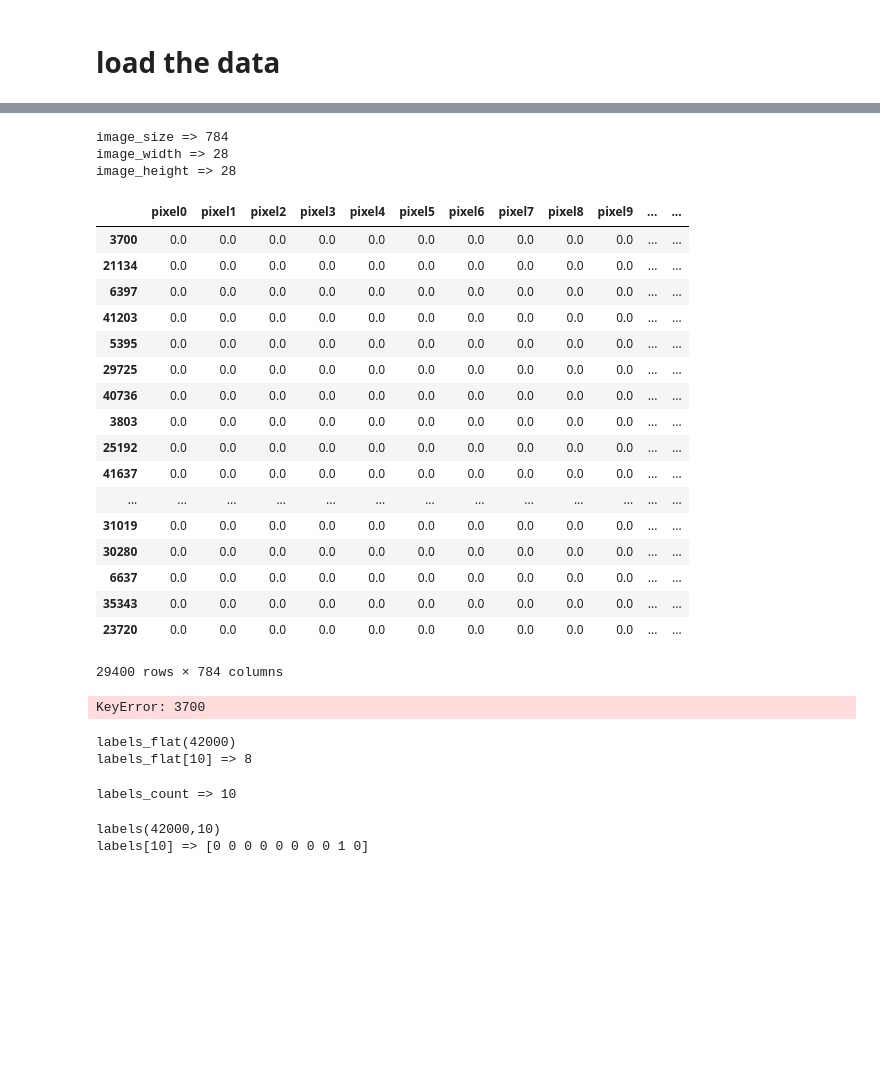
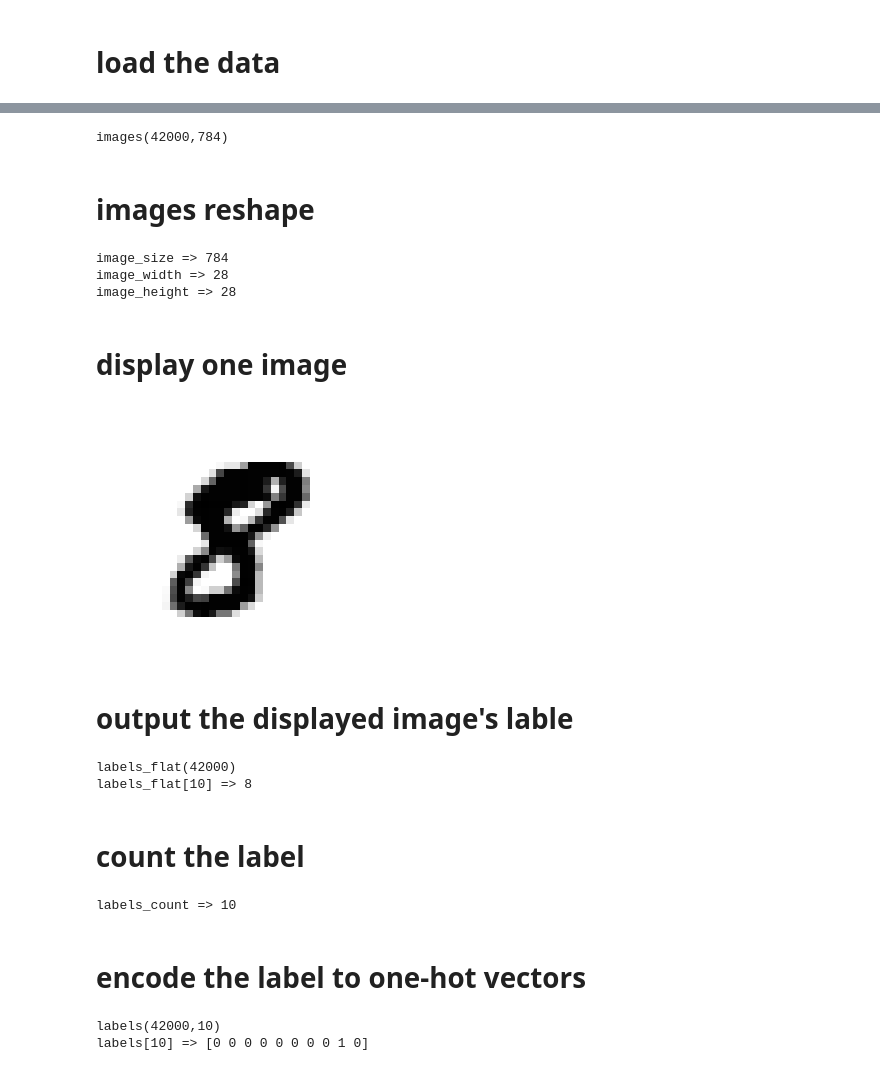
Before and after one commit to yangjing4/7390-final-project, a Jupyter notebook: DNN.ipynb, the cells around one changed output, grey strips where cells are left out. Saved outputs shown, nothing was run; the diff lists cells and outputs as text; code cells hidden in the pictures; blank space fills up the shorter version.

```diff
--- a/DNN.ipynb
+++ b/DNN.ipynb
@@ -22,8 +27,8 @@ IMAGE_TO_DISPLAY = 10
 <h1>load the data</h1>
 # %%
 # read training data from CSV file
-#load the data
-train = pd.read_csv("dataset/train.csv")
-test = pd.read_csv("dataset/test.csv")
-print(train.shape)
+data = pd.read_csv('dataset/train.csv')
+
+print('data({0[0]},{0[1]})'.format(data.shape))
+print (data.head())
 # %% [output]
@@ -66,3 +54,13 @@ image_height => 28
+# %%
+images = data.iloc[:,1:].values
+images = images.astype(np.float)
+# convert from [0:255] => [0.0:1.0]
+images = np.multiply(images, 1.0 / 255.0)
+print('images({0[0]},{0[1]})'.format(images.shape))
+# %% [output]
+images(42000,784)
+# %% [markdown]
+<h1>images reshape</h1>
 # %%
 image_size = images.shape[1]
 print ('image_size => {0}'.format(image_size))
@@ -75,37 +73,22 @@ print ('image_width => {0}\nimage_height => {1}'.format(image_width,image_height
 image_size => 784
 image_width => 28
 image_height => 28
-# %%
-X_train
-# %% [output]
-|  | pixel0 | pixel1 | pixel2 | pixel3 | pixel4 | pixel5 | pixel6 | pixel7 | pixel8 | pixel9 | ... | ... |
-| 3700 | 0.0 | 0.0 | 0.0 | 0.0 | 0.0 | 0.0 | 0.0 | 0.0 | 0.0 | 0.0 | ... | ... |
-| 21134 | 0.0 | 0.0 | 0.0 | 0.0 | 0.0 | 0.0 | 0.0 | 0.0 | 0.0 | 0.0 | ... | ... |
-| 6397 | 0.0 | 0.0 | 0.0 | 0.0 | 0.0 | 0.0 | 0.0 | 0.0 | 0.0 | 0.0 | ... | ... |
-| 41203 | 0.0 | 0.0 | 0.0 | 0.0 | 0.0 | 0.0 | 0.0 | 0.0 | 0.0 | 0.0 | ... | ... |
-| 5395 | 0.0 | 0.0 | 0.0 | 0.0 | 0.0 | 0.0 | 0.0 | 0.0 | 0.0 | 0.0 | ... | ... |
-| 29725 | 0.0 | 0.0 | 0.0 | 0.0 | 0.0 | 0.0 | 0.0 | 0.0 | 0.0 | 0.0 | ... | ... |
-| 40736 | 0.0 | 0.0 | 0.0 | 0.0 | 0.0 | 0.0 | 0.0 | 0.0 | 0.0 | 0.0 | ... | ... |
-| 3803 | 0.0 | 0.0 | 0.0 | 0.0 | 0.0 | 0.0 | 0.0 | 0.0 | 0.0 | 0.0 | ... | ... |
-| 25192 | 0.0 | 0.0 | 0.0 | 0.0 | 0.0 | 0.0 | 0.0 | 0.0 | 0.0 | 0.0 | ... | ... |
-| 41637 | 0.0 | 0.0 | 0.0 | 0.0 | 0.0 | 0.0 | 0.0 | 0.0 | 0.0 | 0.0 | ... | ... |
-| ... | ... | ... | ... | ... | ... | ... | ... | ... | ... | ... | ... | ... |
-| 31019 | 0.0 | 0.0 | 0.0 | 0.0 | 0.0 | 0.0 | 0.0 | 0.0 | 0.0 | 0.0 | ... | ... |
-| 30280 | 0.0 | 0.0 | 0.0 | 0.0 | 0.0 | 0.0 | 0.0 | 0.0 | 0.0 | 0.0 | ... | ... |
-| 6637 | 0.0 | 0.0 | 0.0 | 0.0 | 0.0 | 0.0 | 0.0 | 0.0 | 0.0 | 0.0 | ... | ... |
-| 35343 | 0.0 | 0.0 | 0.0 | 0.0 | 0.0 | 0.0 | 0.0 | 0.0 | 0.0 | 0.0 | ... | ... |
-| 23720 | 0.0 | 0.0 | 0.0 | 0.0 | 0.0 | 0.0 | 0.0 | 0.0 | 0.0 | 0.0 | ... | ... |
-29400 rows × 784 columns
+# %% [markdown]
+<h1>display one image</h1>
 # %%
-### display image
+# display image
 def display(img):
+
     # (784) => (28,28)
     one_image = img.reshape(image_width,image_height)
+
     plt.axis('off')
     plt.imshow(one_image, cmap=cm.binary)
 
 # output image
-display(X_train[3700])
+display(images[IMAGE_TO_DISPLAY])
 # %% [output]
-KeyError: 3700
+[figure, added]
+# %% [markdown]
+<h1>output the displayed image's lable</h1>
 # %%
@@ -116,5 +98,7 @@ print ('labels_flat[{0}] => {1}'.format(IMAGE_TO_DISPLAY,labels_flat[IMAGE_TO_DI
 # %% [output]
 labels_flat(42000)
 labels_flat[10] => 8
+# %% [markdown]
+<h1>count the label</h1>
 # %%
 labels_count = np.unique(labels_flat).shape[0]
@@ -122,6 +105,8 @@ labels_count = np.unique(labels_flat).shape[0]
 print('labels_count => {0}'.format(labels_count))
 # %% [output]
 labels_count => 10
+# %% [markdown]
+<h1>encode the label to one-hot vectors</h1>
 # %%
 # convert class labels from scalars to one-hot vectors
 # 0 => [1 0 0 0 0 0 0 0 0 0]
```
Also changed, not shown: parts of 39 cells of this notebook.
